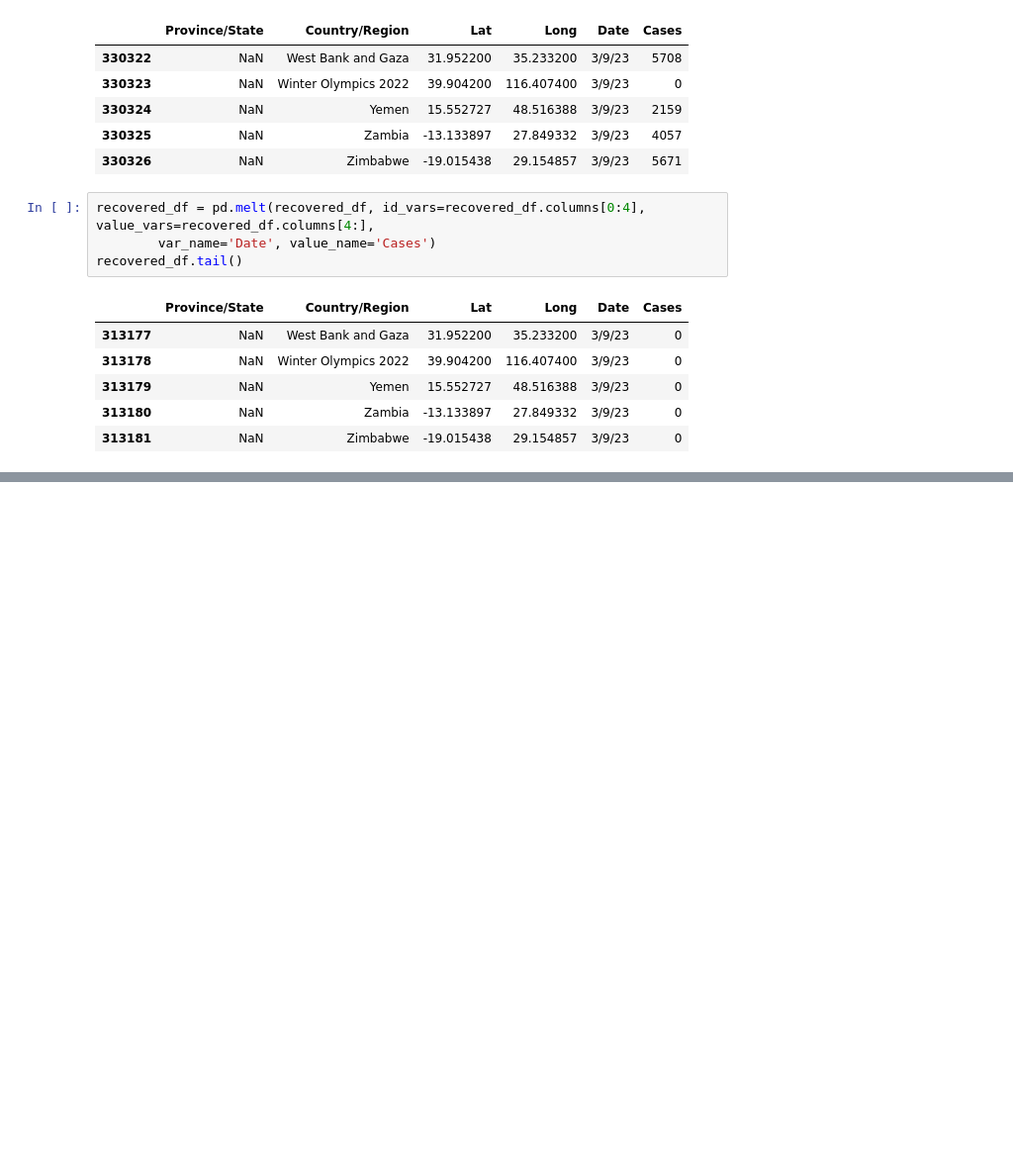
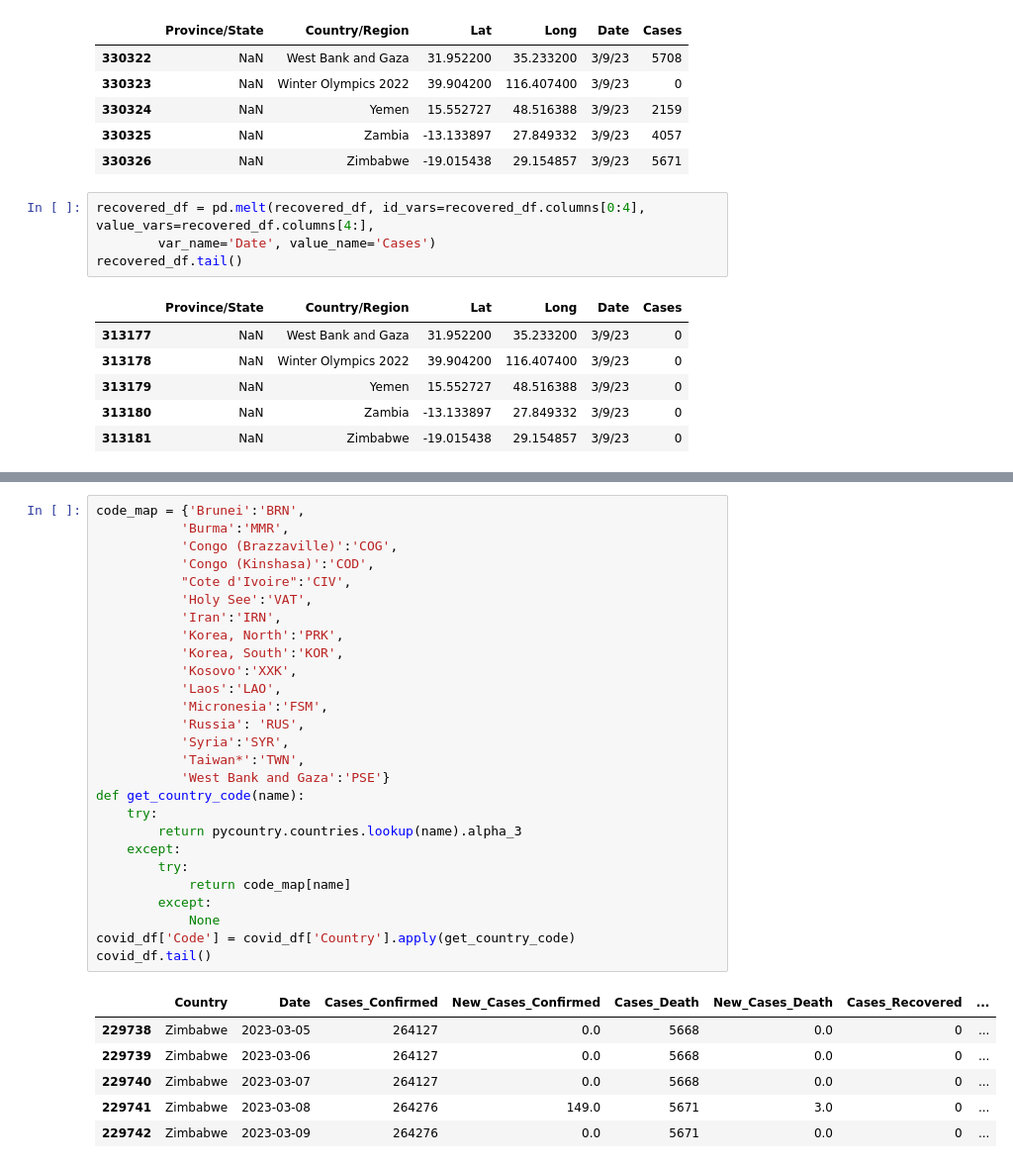
Before and after one commit to mateusmelo821/covid-19, a Jupyter notebook: index.ipynb, the cells around one changed output, grey strips where cells are left out. Shown: that part at 99% size. Saved outputs shown, nothing was run; the diff lists cells and outputs as text; blank space fills up the shorter version.

```diff
--- a/index.ipynb
+++ b/index.ipynb
@@ -109,0 +251,34 @@ confirmed_df[confirmed_df['Country/Region']=='Brazil']
+# %%
+code_map = {'Brunei':'BRN',
+           'Burma':'MMR',
+           'Congo (Brazzaville)':'COG',
+           'Congo (Kinshasa)':'COD',
+           "Cote d'Ivoire":'CIV',
+           'Holy See':'VAT',
+           'Iran':'IRN',
+           'Korea, North':'PRK',
+           'Korea, South':'KOR',
+           'Kosovo':'XXK',
+           'Laos':'LAO',
+           'Micronesia':'FSM',
+           'Russia': 'RUS',
+           'Syria':'SYR',
+           'Taiwan*':'TWN',
+           'West Bank and Gaza':'PSE'}
+def get_country_code(name):
+    try:
+        return pycountry.countries.lookup(name).alpha_3
+    except:
+        try:
+            return code_map[name]
+        except:
+            None
+covid_df['Code'] = covid_df['Country'].apply(get_country_code)
+covid_df.tail()
+# %% [output]
+|  | Country | Date | Cases_Confirmed | New_Cases_Confirmed | Cases_Death | New_Cases_Death | Cases_Recovered | ... |
+| 229738 | Zimbabwe | 2023-03-05 | 264127 | 0.0 | 5668 | 0.0 | 0 | ... |
+| 229739 | Zimbabwe | 2023-03-06 | 264127 | 0.0 | 5668 | 0.0 | 0 | ... |
+| 229740 | Zimbabwe | 2023-03-07 | 264127 | 0.0 | 5668 | 0.0 | 0 | ... |
+| 229741 | Zimbabwe | 2023-03-08 | 264276 | 149.0 | 5671 | 3.0 | 0 | ... |
+| 229742 | Zimbabwe | 2023-03-09 | 264276 | 0.0 | 5671 | 0.0 | 0 | ... |
```
Also changed, not shown: parts of 22 cells of this notebook, 1 other file.
